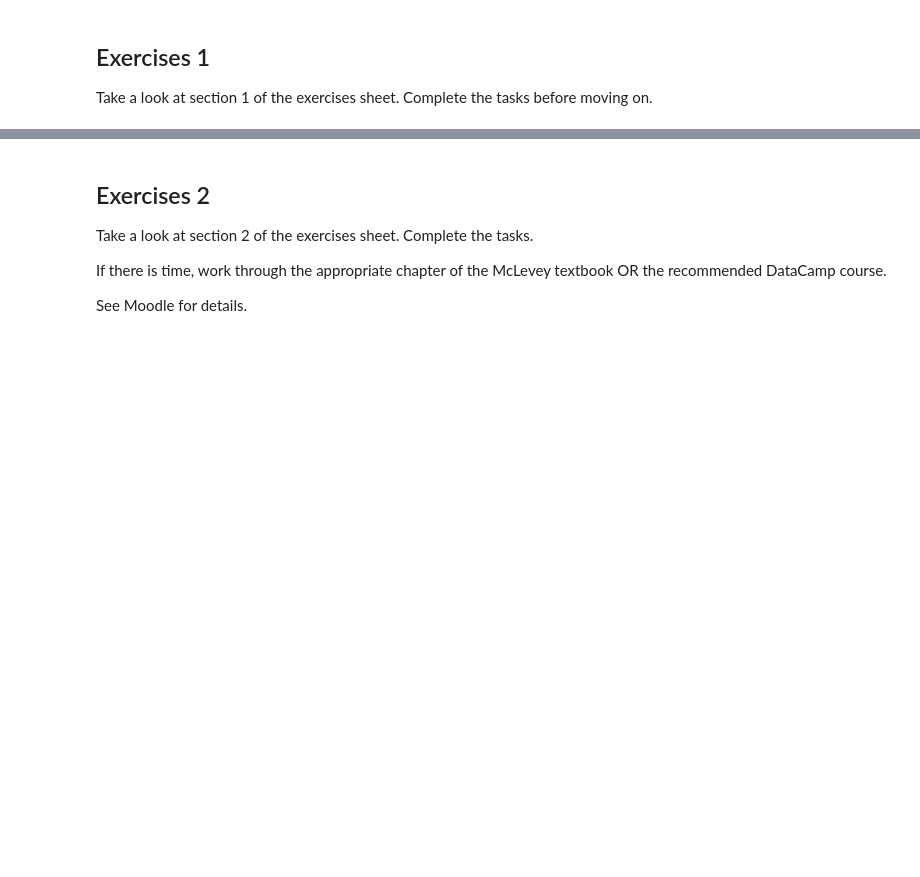
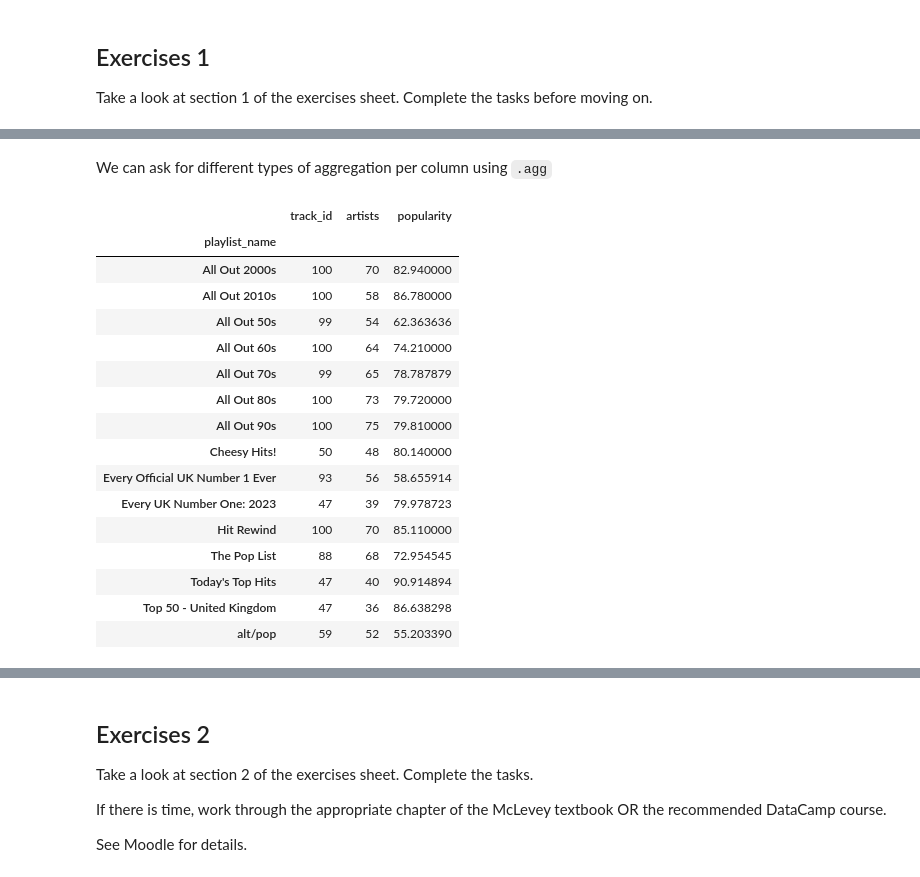
Before and after one commit to Minyall/sc207_2023-24, a Jupyter notebook: 4_5_pandas/5_pandas.ipynb, the cells around one changed output, grey strips where cells are left out. Saved outputs shown, nothing was run; the diff lists cells and outputs as text; code cells hidden in the pictures; blank space fills up the shorter version.

```diff
--- a/4_5_pandas/5_pandas.ipynb
+++ b/4_5_pandas/5_pandas.ipynb
@@ -222,0 +316,3 @@ Take a look at section 1 of the exercises sheet. Complete the tasks before movin
+# %%
+grouped = songs_df.groupby('playlist_name')
+grouped
@@ -222,0 +374,23 @@ Take a look at section 1 of the exercises sheet. Complete the tasks before movin
+# %% [markdown]
+We can ask for different types of aggregation per column using `.agg`
+# %%
+aggregations = {'track_id':'count', 'artists':'nunique', 'popularity':'mean'}
+grouped.agg(aggregations)
+# %% [output]
+|  | track_id | artists | popularity |
+| playlist_name |  |  |  |
+| All Out 2000s | 100 | 70 | 82.940000 |
+| All Out 2010s | 100 | 58 | 86.780000 |
+| All Out 50s | 99 | 54 | 62.363636 |
+| All Out 60s | 100 | 64 | 74.210000 |
+| All Out 70s | 99 | 65 | 78.787879 |
+| All Out 80s | 100 | 73 | 79.720000 |
+| All Out 90s | 100 | 75 | 79.810000 |
+| Cheesy Hits! | 50 | 48 | 80.140000 |
+| Every Official UK Number 1 Ever | 93 | 56 | 58.655914 |
+| Every UK Number One: 2023 | 47 | 39 | 79.978723 |
+| Hit Rewind | 100 | 70 | 85.110000 |
+| The Pop List | 88 | 68 | 72.954545 |
+| Today's Top Hits | 47 | 40 | 90.914894 |
+| Top 50 - United Kingdom | 47 | 36 | 86.638298 |
+| alt/pop | 59 | 52 | 55.203390 |
```
Also changed, not shown: parts of 27 cells of this notebook.
